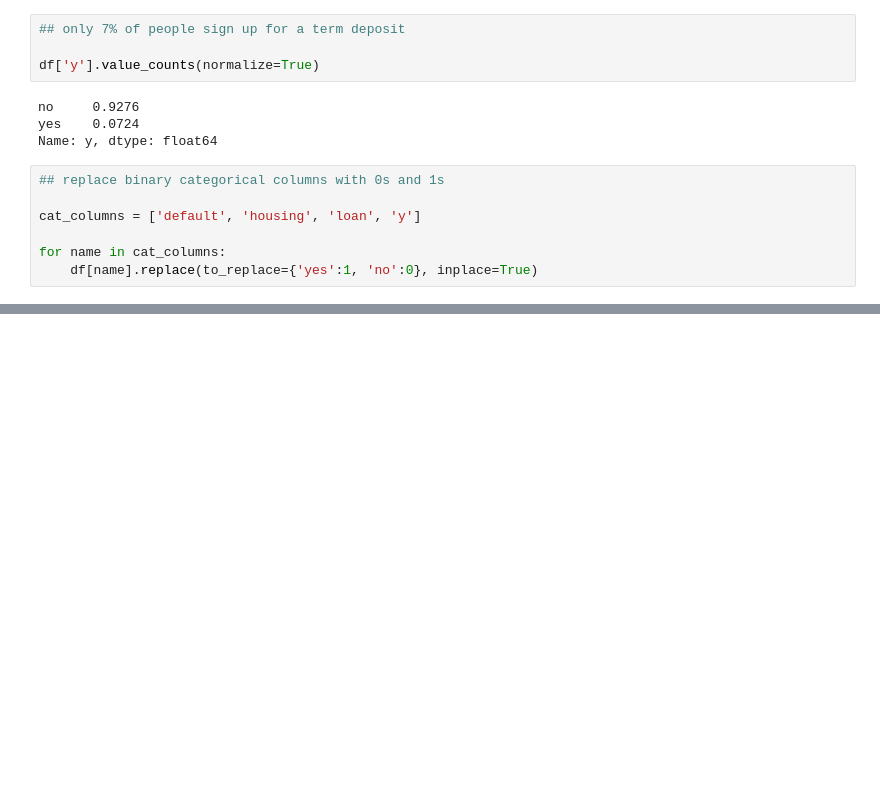
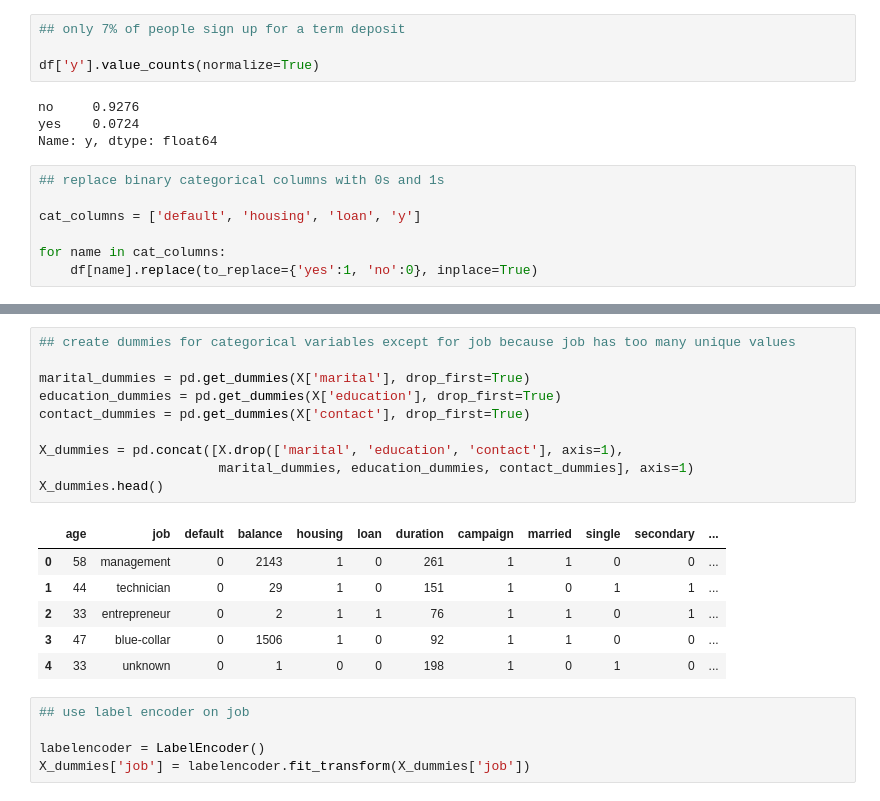
Before and after one commit to c-woo/Term-Deposit-Marketing, a Jupyter notebook: hEKjo7ytguAZ49JN.ipynb, the cells around one changed output, grey strips where cells are left out. Saved outputs shown, nothing was run; the diff lists cells and outputs as text; blank space fills up the shorter version.

```diff
--- a/hEKjo7ytguAZ49JN.ipynb
+++ b/hEKjo7ytguAZ49JN.ipynb
@@ -226,0 +257,22 @@ df.drop(['day', 'month'], axis=1, inplace=True)
+# %%
+## create dummies for categorical variables except for job because job has too many unique values
+
+marital_dummies = pd.get_dummies(X['marital'], drop_first=True)
+education_dummies = pd.get_dummies(X['education'], drop_first=True)
+contact_dummies = pd.get_dummies(X['contact'], drop_first=True)
+
+X_dummies = pd.concat([X.drop(['marital', 'education', 'contact'], axis=1),
+                       marital_dummies, education_dummies, contact_dummies], axis=1)
+X_dummies.head()
+# %% [output]
+|  | age | job | default | balance | housing | loan | duration | campaign | married | single | secondary | ... |
+| 0 | 58 | management | 0 | 2143 | 1 | 0 | 261 | 1 | 1 | 0 | 0 | ... |
+| 1 | 44 | technician | 0 | 29 | 1 | 0 | 151 | 1 | 0 | 1 | 1 | ... |
+| 2 | 33 | entrepreneur | 0 | 2 | 1 | 1 | 76 | 1 | 1 | 0 | 1 | ... |
+| 3 | 47 | blue-collar | 0 | 1506 | 1 | 0 | 92 | 1 | 1 | 0 | 0 | ... |
+| 4 | 33 | unknown | 0 | 1 | 0 | 0 | 198 | 1 | 0 | 1 | 0 | ... |
+# %%
+## use label encoder on job
+
+labelencoder = LabelEncoder()
+X_dummies['job'] = labelencoder.fit_transform(X_dummies['job'])
```
Also changed, not shown: parts of 9 cells of this notebook.
